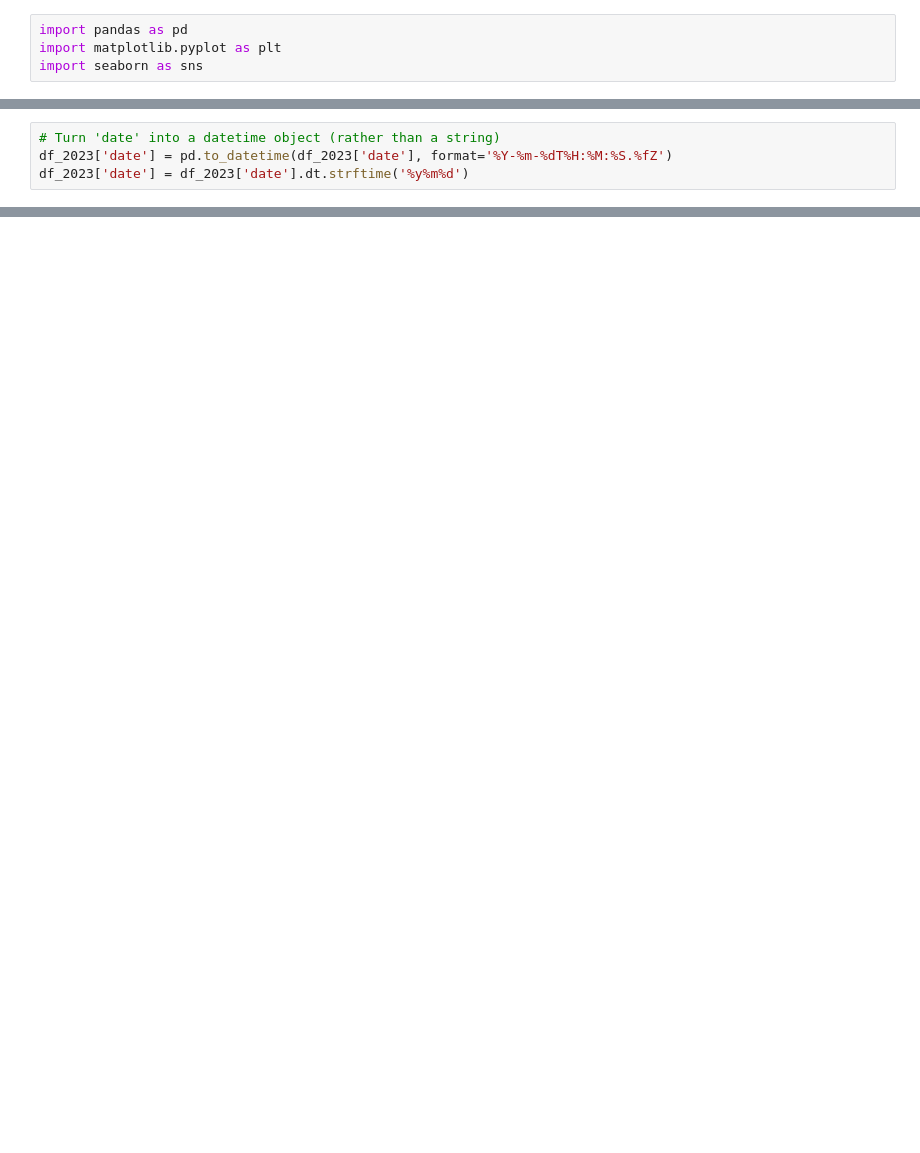
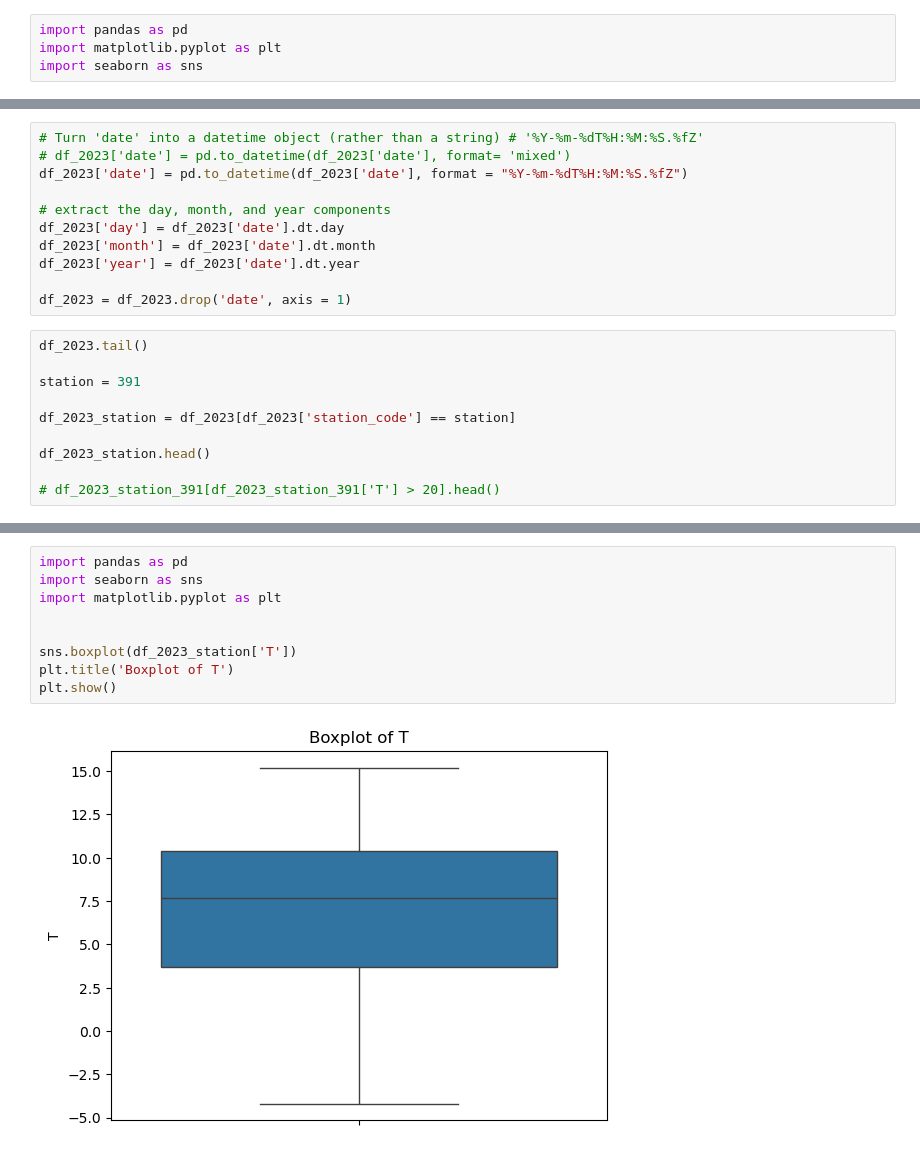
Before and after one commit to AnnavanHerwijnen/TIL6022_python_project, a Jupyter notebook: KNMI_OVfiets_2023-2024_comparison.ipynb, the cells around one changed output, grey strips where cells are left out. Cells and saved outputs as stored; diff of their text form; blank space fills up the shorter version.

```diff
--- a/KNMI_OVfiets_2023-2024_comparison.ipynb
+++ b/KNMI_OVfiets_2023-2024_comparison.ipynb
@@ -61,4 +67,21 @@ df_2023.tail()
 # %%
-# Turn 'date' into a datetime object (rather than a string)
-df_2023['date'] = pd.to_datetime(df_2023['date'], format='%Y-%m-%dT%H:%M:%S.%fZ')
-df_2023['date'] = df_2023['date'].dt.strftime('%y%m%d')
+# Turn 'date' into a datetime object (rather than a string) # '%Y-%m-%dT%H:%M:%S.%fZ'
+# df_2023['date'] = pd.to_datetime(df_2023['date'], format= 'mixed')
+df_2023['date'] = pd.to_datetime(df_2023['date'], format = "%Y-%m-%dT%H:%M:%S.%fZ")
+
+# extract the day, month, and year components
+df_2023['day'] = df_2023['date'].dt.day
+df_2023['month'] = df_2023['date'].dt.month
+df_2023['year'] = df_2023['date'].dt.year
+
+df_2023 = df_2023.drop('date', axis = 1)
+# %%
+df_2023.tail()
+
+station = 391
+
+df_2023_station = df_2023[df_2023['station_code'] == station]
+
+df_2023_station.head()
+
+# df_2023_station_391[df_2023_station_391['T'] > 20].head()
@@ -81,0 +130,11 @@ df_2023.head()
+# %%
+import pandas as pd
+import seaborn as sns
+import matplotlib.pyplot as plt
+
+
+sns.boxplot(df_2023_station['T'])
+plt.title('Boxplot of T')
+plt.show()
+# %% [output]
+[figure, added]
```
Also changed, not shown: parts of 13 cells of this notebook.
